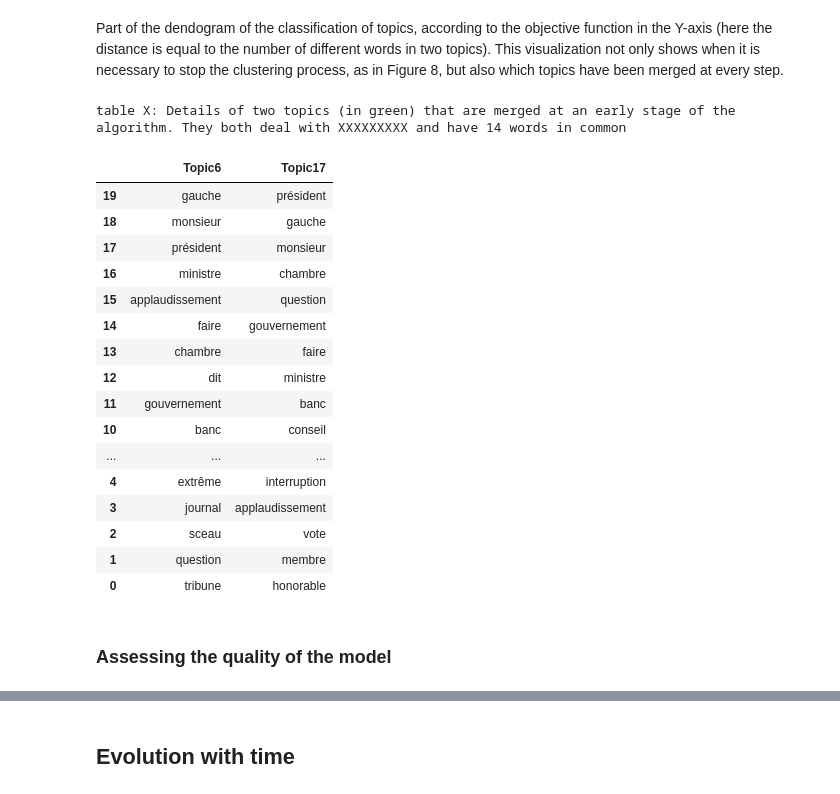
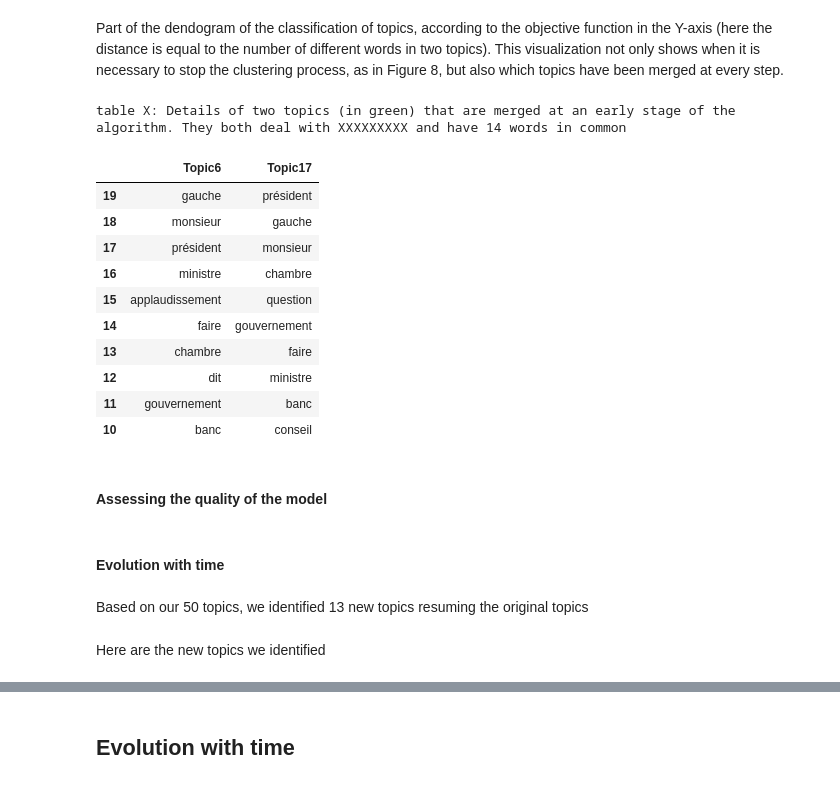
Before and after one commit to atomegoyan/template_jdh, a Jupyter notebook: author_guideline_template.ipynb, the cells around one changed output, grey strips where cells are left out. Saved outputs shown, nothing was run; the diff lists cells and outputs as text; code cells hidden in the pictures.

```diff
--- a/author_guideline_template.ipynb
+++ b/author_guideline_template.ipynb
@@ -883,26 +879,28 @@ clustering process, as in Figure 8, but also which topics have been merged at ev
 step.
 # %%
 caption_content = "table X: Details of two topics (in green) that are merged at an early stage of the algorithm. They both deal with XXXXXXXXX and have 14 words in common"
-display(topics.iloc[-1:-21:-1,[6,17]].style.set_caption(caption_content),metadata={"jdh":{"object":{"source": [caption_content]}}})
+display(topics.iloc[-1:-11:-1,[6,17]].style.set_caption(caption_content),metadata={"jdh":{"object":{"source": [caption_content]}}})
 # %% [output]
 table X: Details of two topics (in green) that are merged at an early stage of the algorithm. They both deal with XXXXXXXXX and have 14 words in common
 |  | Topic6 | Topic17 |
 | 19 | gauche | président |
 | 18 | monsieur | gauche |
 | 17 | président | monsieur |
 | 16 | ministre | chambre |
 | 15 | applaudissement | question |
 | 14 | faire | gouvernement |
 | 13 | chambre | faire |
 | 12 | dit | ministre |
 | 11 | gouvernement | banc |
 | 10 | banc | conseil |
-| ... | ... | ... |
-| 4 | extrême | interruption |
-| 3 | journal | applaudissement |
-| 2 | sceau | vote |
-| 1 | question | membre |
-| 0 | tribune | honorable |
+# %% [markdown]
+#### Assessing the quality of the model
+# %% [markdown]
+#### Evolution with time
+# %% [markdown]
+Based on our 50 topics, we identified 13 new topics resuming the original topics
+# %% [markdown]
+Here are the new topics we identified
 # %%
 classes = {
     "names of MP": [0, 5, 10, 14, 18, 23, 35, 37, 39],
@@ -923,5 +921,3 @@ classes = {
     "foreign affairs": [47],
     "junk": [3]
 }
-# %% [markdown]
-### Assessing the quality of the model
```
Also changed, not shown: parts of 40 cells of this notebook.
